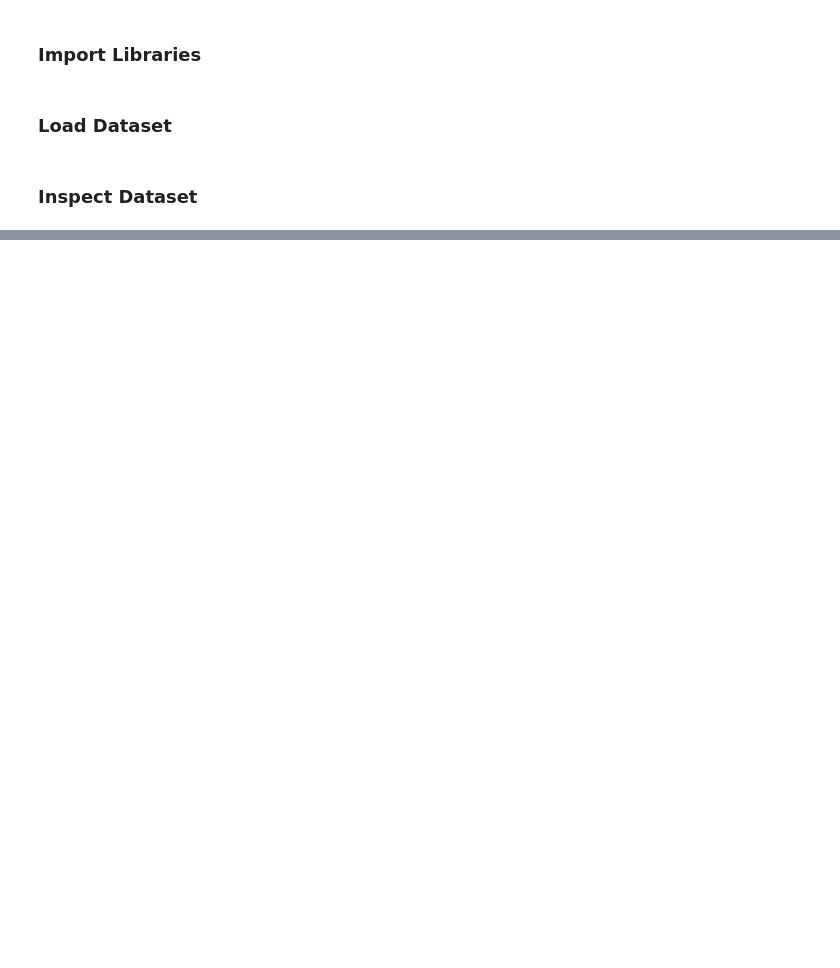
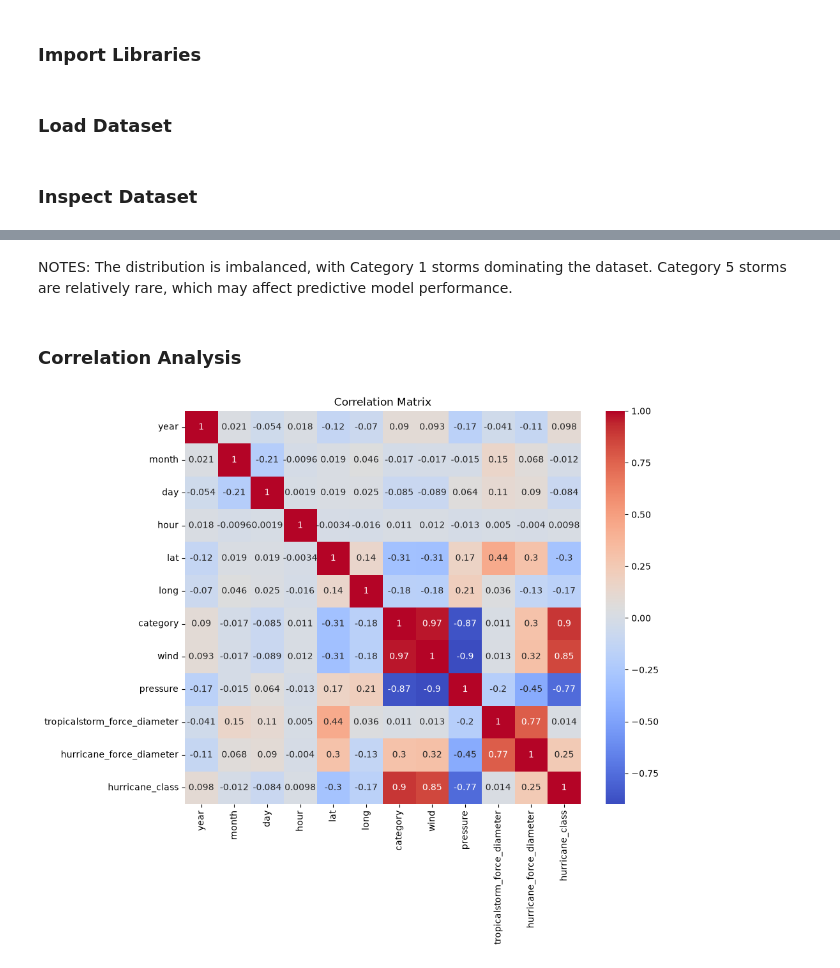
Before and after one commit to vlazo1214/hurricane-analysis, a Jupyter notebook: EDA.ipynb, the cells around one changed output, grey strips where cells are left out. Drawn from its saved outputs; the diff is of its cells as text; code cells hidden in the pictures; blank space fills up the shorter version.

```diff
--- a/EDA.ipynb
+++ b/EDA.ipynb
@@ -197,0 +150,14 @@ plt.show()
+# %% [markdown]
+NOTES: The distribution is imbalanced, with Category 1 storms dominating the dataset. Category 5 storms are relatively rare, which may affect predictive model performance.
+# %% [markdown]
+### Correlation Analysis
+# %%
+numeric_cols = hurricanes.select_dtypes(include='number')
+correlation_matrix = numeric_cols.corr()
+
+plt.figure(figsize=(10,8))
+sns.heatmap(correlation_matrix, annot=True, cmap='coolwarm')
+plt.title("Correlation Matrix")
+plt.show()
+# %% [output]
+[figure, added]
```
Also changed, not shown: parts of 60 cells of this notebook, 1 other file.
